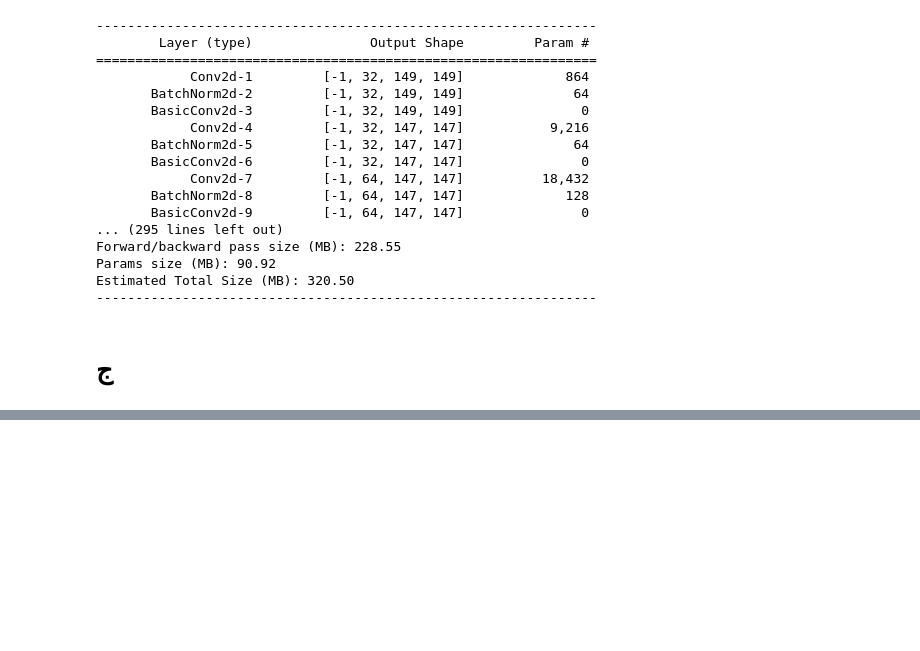
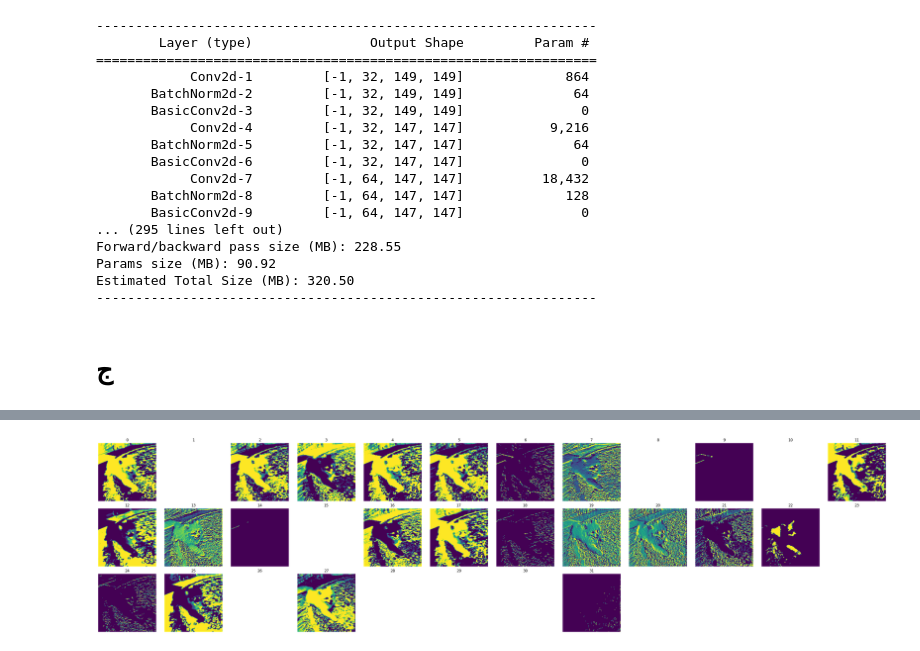
Before and after one commit to peyman886/Deep_Learning, a Jupyter notebook: HW2_practical_Q3.ipynb, the cells around one changed output, grey strips where cells are left out. Saved outputs shown, nothing was run; the diff lists cells and outputs as text; code cells hidden in the pictures; blank space fills up the shorter version.

```diff
--- a/HW2_practical_Q3.ipynb
+++ b/HW2_practical_Q3.ipynb
@@ -1215,0 +1212,41 @@ gee = {0: 'tench, Tinca tinca',
+# %%
+features = {}
+def get_features(name):
+    def hook(model, input, output):
+        features[name] = output.detach()
+    return hook
+model_ft.Mixed_7c.branch_pool.register_forward_hook(get_features('last_layer'))
+model_ft.Conv2d_1a_3x3.register_forward_hook(get_features('first_layer'))
+model(input_tensor)
+def plot_filters_single_channel(t):
+    #kernels depth * number of kernels
+    nplots = t.shape[0]*t.shape[1]
+    ncols = 12
+
+    nrows = 1 + nplots//ncols
+    #convert tensor to numpy image
+    npimg = np.array(t.numpy(), np.float32)
+    count = 0
+    fig = plt.figure(figsize=(ncols*3, nrows*3))
+
+    #looping through all the kernels in each channel
+    for i in range(t.shape[0]):
+        for j in range(t.shape[1]):
+            count += 1
+            ax1 = fig.add_subplot(nrows, ncols, count)
+            npimg = np.array(t[i, j].numpy(), np.float32)
+            npimg = (npimg - np.mean(npimg)) / np.std(npimg)
+            npimg = np.minimum(1, np.maximum(0, (npimg + 0.5)))
+            ax1.imshow(npimg)
+            ax1.set_title(str(j))
+            ax1.axis('off')
+            ax1.set_xticklabels([])
+            ax1.set_yticklabels([])
+
+    plt.tight_layout()
+    plt.show()
+# %%
+# feature map first layer
+plot_filters_single_channel(features['first_layer'].cpu())
+# %% [output]
+[figure, added]
```
Also changed, not shown: parts of 10 cells of this notebook.
